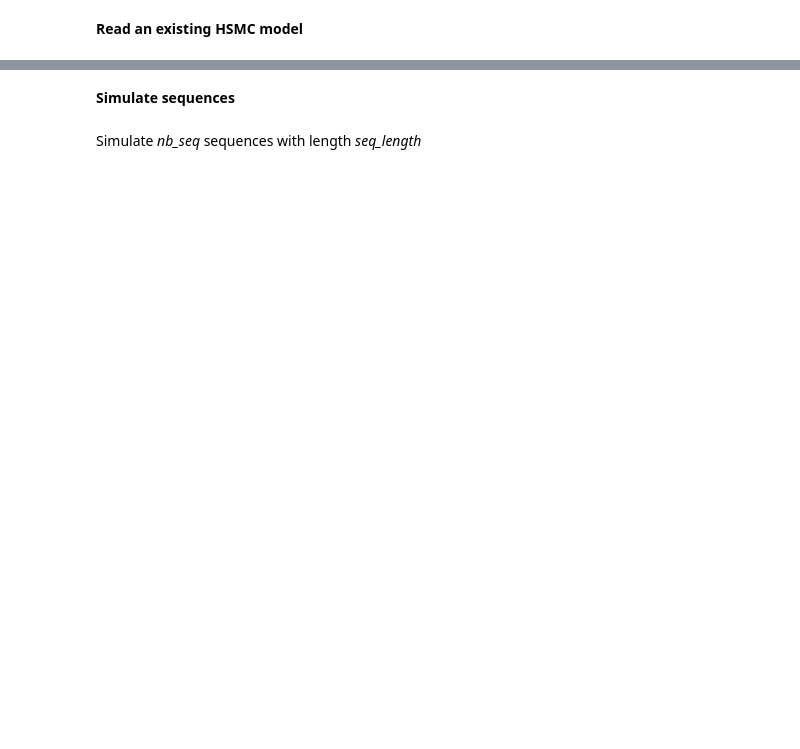
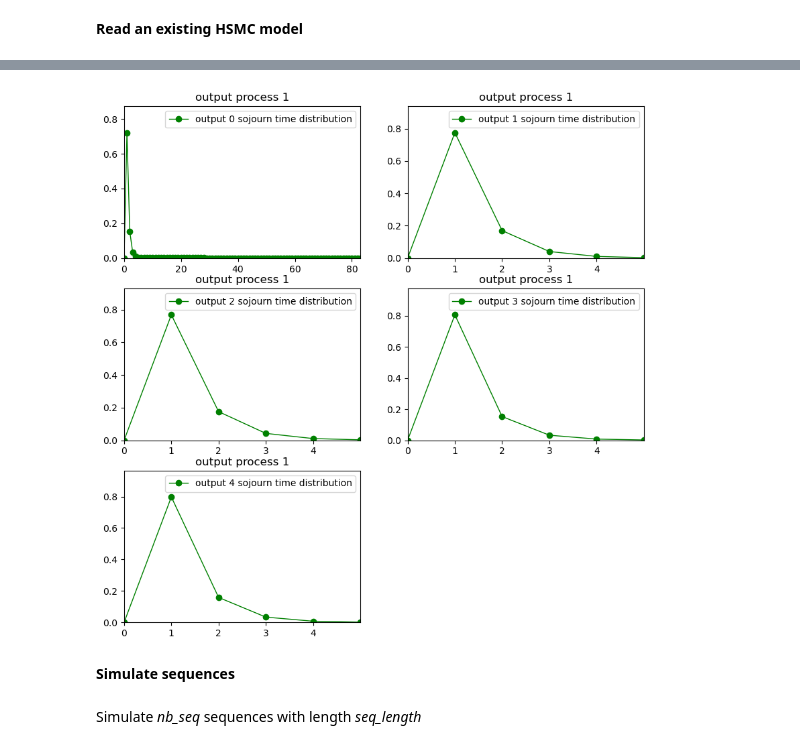
Before and after one commit to openalea/StructureAnalysis, a Jupyter notebook: sequence_analysis/tutorials/hidden_semi_markov.ipynb, the cells around one changed output, grey strips where cells are left out. Saved outputs shown, nothing was run; the diff lists cells and outputs as text; code cells hidden in the pictures; blank space fills up the shorter version.

```diff
--- a/sequence_analysis/tutorials/hidden_semi_markov.ipynb
+++ b/sequence_analysis/tutorials/hidden_semi_markov.ipynb
@@ -165,0 +128,4 @@ hsm.plot()
+# %%
+hsm.plot("Sojourn", 1)
+# %% [output]
+[figure, added]
```
Also changed, not shown: parts of 42 cells of this notebook, 14 other files.
